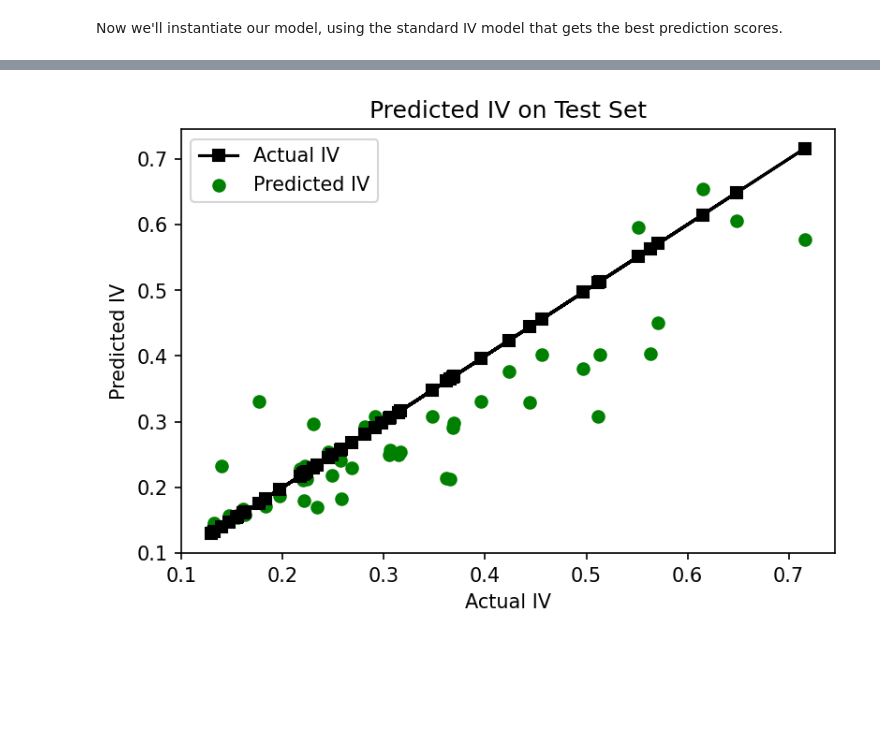
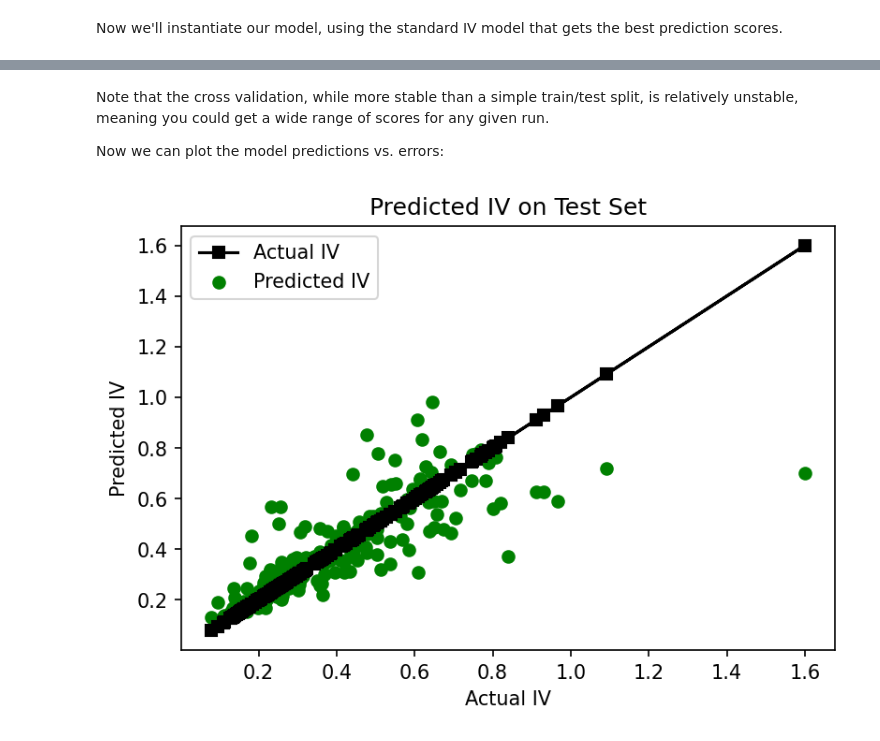
Before and after one commit to owencqueen/PolymerGNN, a Jupyter notebook: demo/gnn_IV_cv.ipynb, the cells around one changed output, grey strips where cells are left out. Cells and saved outputs as stored; diff of their text form; code cells hidden in the pictures; blank space fills up the shorter version.

```diff
--- a/demo/gnn_IV_cv.ipynb
+++ b/demo/gnn_IV_cv.ipynb
@@ -5,7 +8,7 @@ import pandas as pd
 from polymerlearn.utils import get_IV_add, GraphDataset
 
 # Load data from local path:
-data = pd.read_csv(os.path.join('/Users/owenqueen/Desktop/eastman_project-confidential/Eastman_Project/CombinedData',
+data = pd.read_csv(os.path.join('../dataset', # May need to change path, depending on location of data
             'pub_data.csv'))
 
 add = get_IV_add(data)
@@ -44,8 +47,6 @@ all_predictions, all_y, all_inds = CV_eval(
     epochs = 800,
     batch_size = 64,
     verbose = 1,
-    val_size = 0.1,
-    early_stop = True,
-    early_stop_delay=100
+    use_val = False
 )
 # %% [output]
@@ -96,15 +70,19 @@ KeyboardInterrupt:
+# %% [markdown]
+Note that the cross validation, while more stable than a simple train/test split, is relatively unstable, meaning you could get a wide range of scores for any given run.
+
+Now we can plot the model predictions vs. errors:
 # %%
 import matplotlib.pyplot as plt
 
-Y = Ytest.tolist()
+Y = all_y
 
 plt.figure(dpi=150)
 plt.plot(Y, Y, marker = 's', c = 'black', label = 'Actual IV')
-plt.scatter(Y, predictions, c = 'green', label = 'Predicted IV')
+plt.scatter(Y, all_predictions, c = 'green', label = 'Predicted IV')
 plt.xlabel('Actual IV')
 plt.ylabel('Predicted IV')
 plt.title('Predicted IV on Test Set')
 plt.legend()
 plt.show()
 # %% [output]
-[figure, old version]
+[figure, new version]
```
Also changed, not shown: parts of 2 cells of this notebook, 16 other files.
